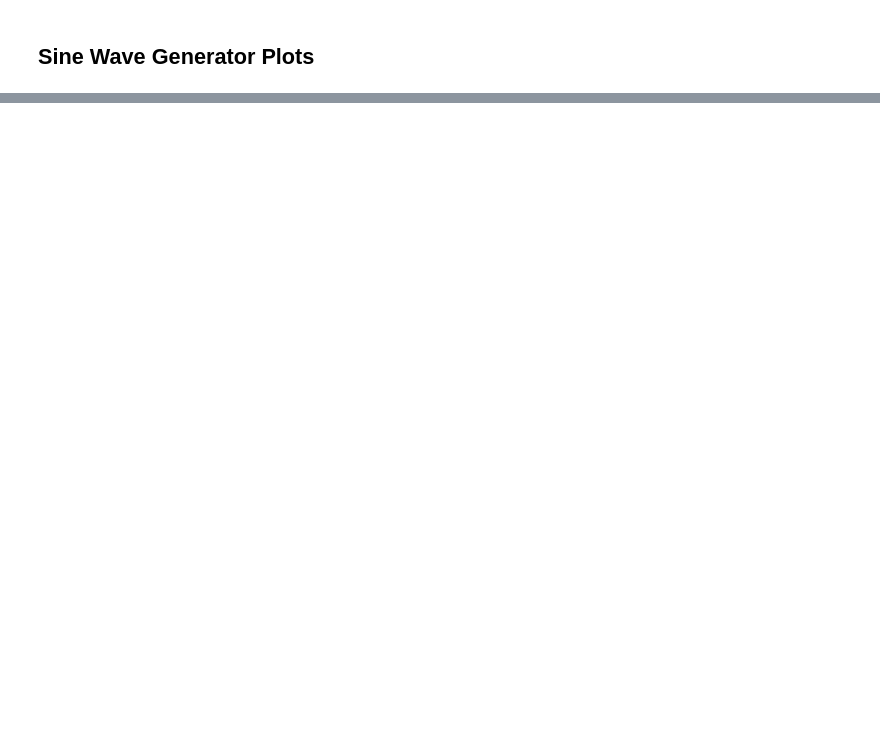
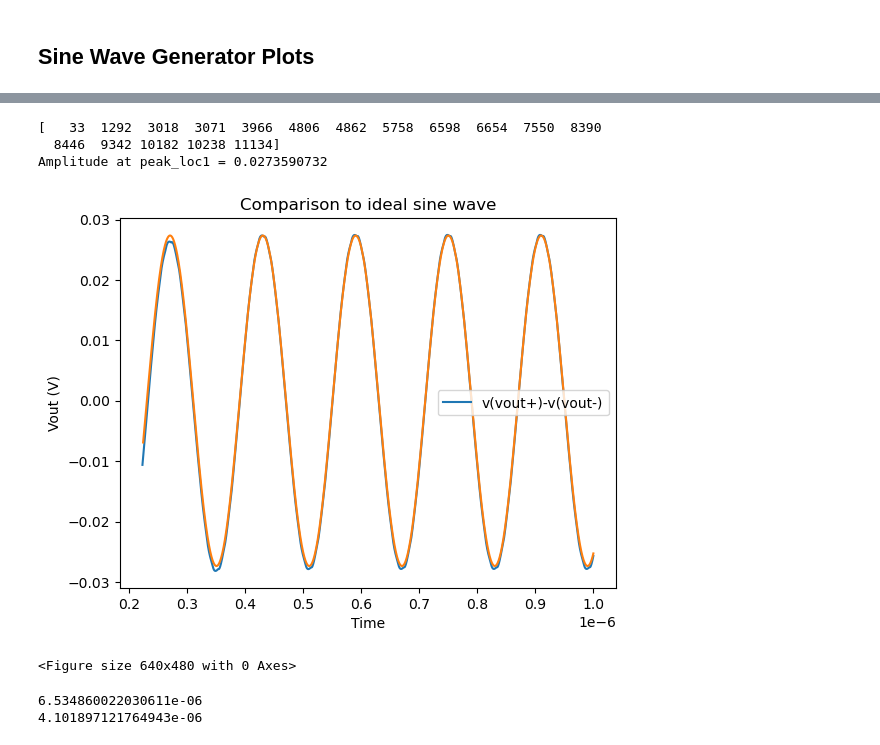
Before and after one commit to adp1030/VLSI_Sine_Gen, a Jupyter notebook: simulation/sim_data/plots.ipynb, the cells around one changed output, grey strips where cells are left out. Drawn from its saved outputs; the diff is of its cells as text; code cells hidden in the pictures; blank space fills up the shorter version.

```diff
--- a/simulation/sim_data/plots.ipynb
+++ b/simulation/sim_data/plots.ipynb
@@ -37,0 +111,56 @@ plt.savefig("sin_wave_gen_vout.svg", format="svg")
+# %%
+import numpy as np
+import matplotlib.pyplot as plt
+from scipy.signal import find_peaks
+
+# First find max in the xschem sine wave
+peaks, _ = find_peaks(vout01['v(vout+)-v(vout-)'], distance=20)
+print(peaks)
+peak_loc1 = 4806
+print('Amplitude at peak_loc1 =', vout01['v(vout+)-v(vout-)'].loc[peak_loc1])
+
+# Set the frequency and amplitude of the sine wave
+frequency = 6.25e6
+amplitude = vout01['v(vout+)-v(vout-)'].loc[peak_loc1]
+
+# Set the sampling rate and duration of the waveform
+sampling_rate = 1.1208e10
+duration = 1e-6
+
+# Generate the time array
+time = np.arange(2.235e-7, duration, 1/sampling_rate)
+shifted_time = time+2.5e-7
+
+# Generate the sine wave
+sine_wave = amplitude * np.sin(2*np.pi*frequency*shifted_time)
+
+# Plot the sine wave
+fig, ax = plt.subplots()
+vout01.loc[2500:].plot(x = 'time', y='v(vout+)-v(vout-)', ax = ax, title = 'Comparison to ideal sine wave')
+plt.xlabel('Time')
+plt.ylabel('Vout (V)')
+
+
+plt.plot(time, sine_wave)
+plt.show()
+plt.savefig("idea_sine_wave_comparison.svg", format="svg")
+# %% [output]
+[   33  1292  3018  3071  3966  4806  4862  5758  6598  6654  7550  8390
+  8446  9342 10182 10238 11134]
+Amplitude at peak_loc1 = 0.0273590732
+[figure, added]
+<Figure size 640x480 with 0 Axes>
+# %%
+# Calculate standard error of xschem generated sine wave
+clean_sine_len = len(vout1['time'])-2500
+se_generated = np.var(vout1['v(Vout+)-v(Vout-)'])/np.sqrt(clean_sine_len)
+print(se_generated)
+
+
+# Calculate standard error of ideal sine wave
+idea_sine_len = len(sine_wave)
+se_ideal = np.var(sine_wave)/np.sqrt(idea_sine_len)
+print(se_ideal)
+# %% [output]
+6.534860022030611e-06
+4.101897121764943e-06
```
Also changed, not shown: parts of 4 cells of this notebook, 18 other files.
